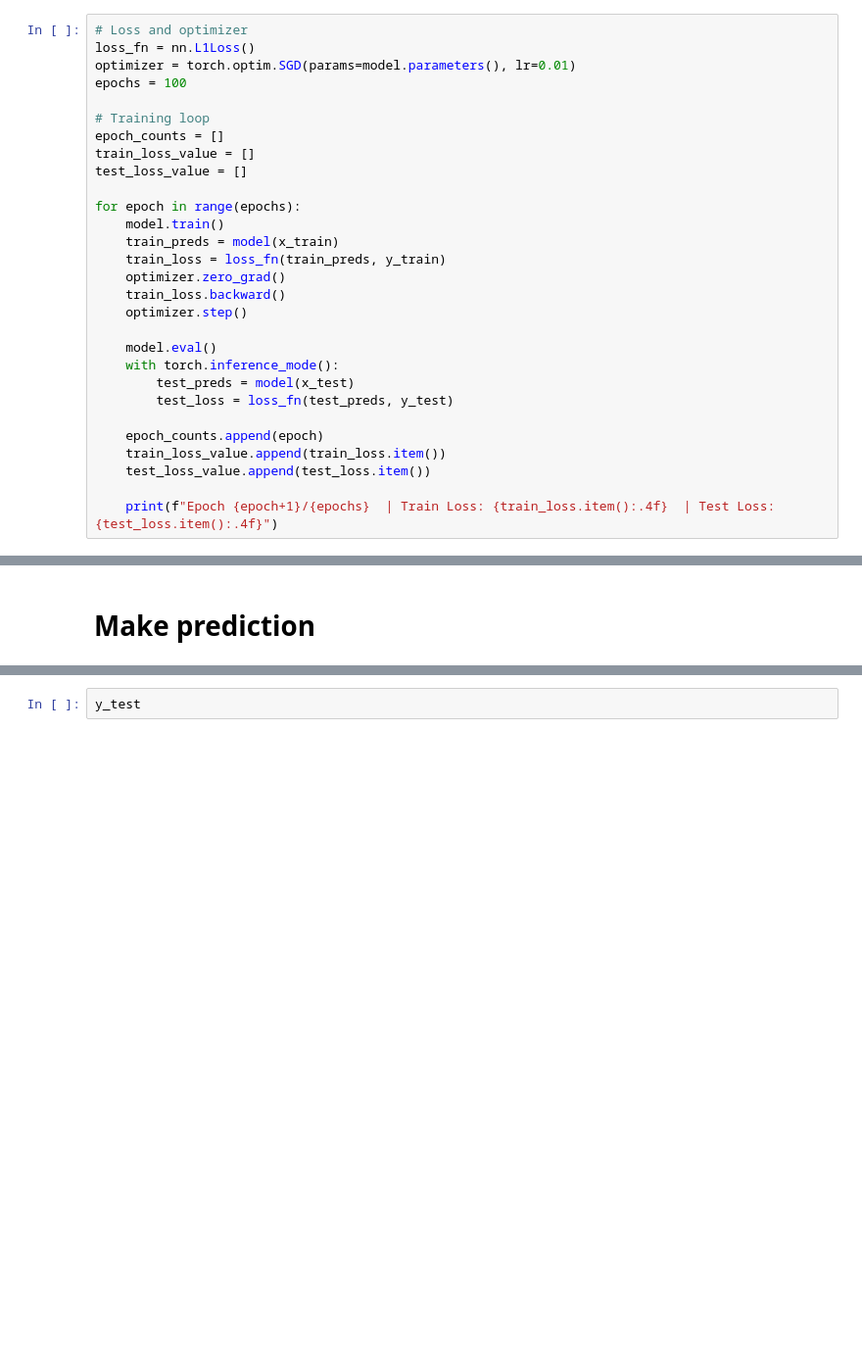
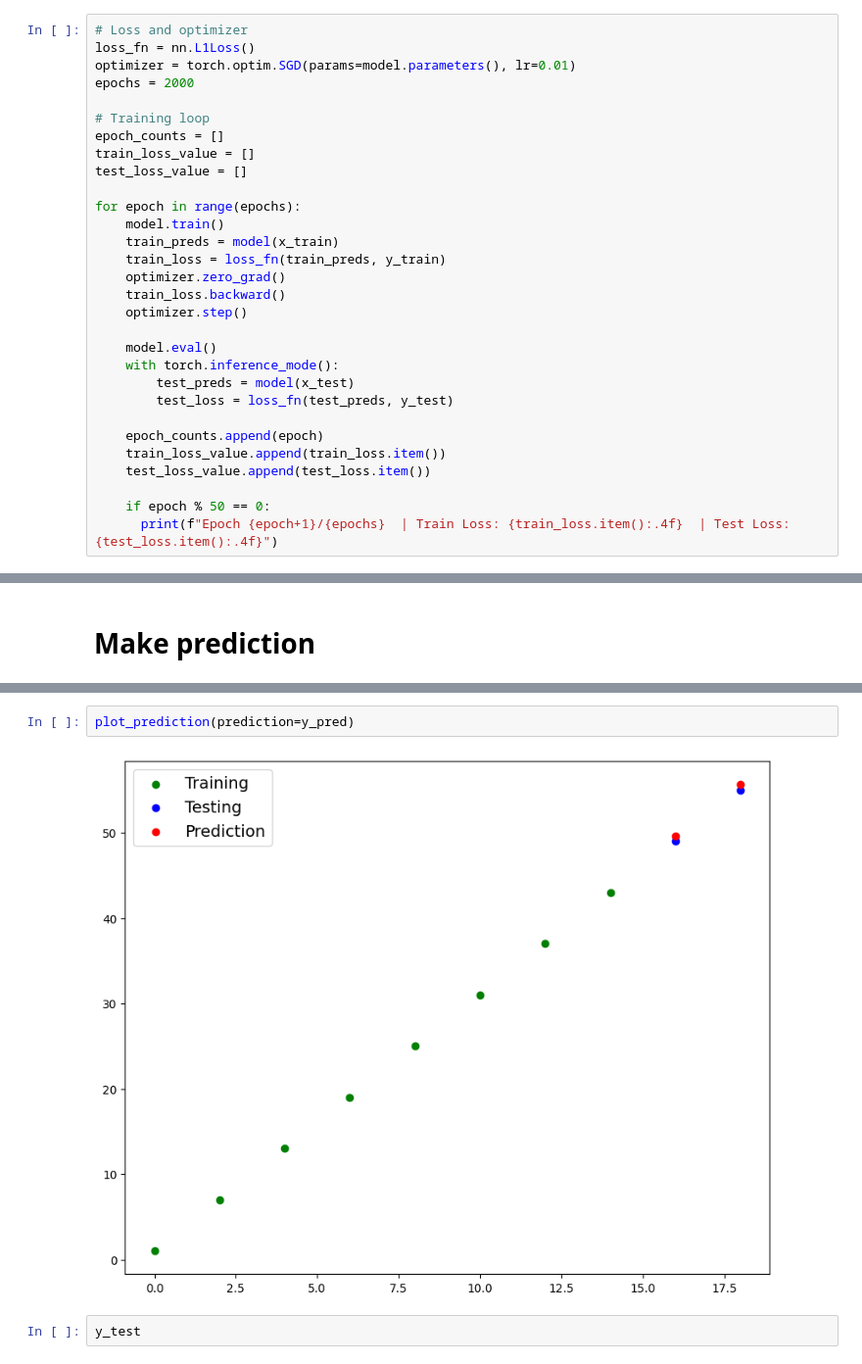
Before and after one commit to Ydv-Suman/Learn-Pytorch, a Jupyter notebook: pytorch_basics.ipynb, the cells around one changed output, grey strips where cells are left out. Shown at 98% size. Cells and saved outputs as stored; diff of their text form; blank space fills up the shorter version.

```diff
--- a/pytorch_basics.ipynb
+++ b/pytorch_basics.ipynb
@@ -786,7 +807,7 @@ tensor([0.4891], requires_grad=True)] OrderedDict({'weight': tensor([0.2219]), '
 # Loss and optimizer
 loss_fn = nn.L1Loss()
 optimizer = torch.optim.SGD(params=model.parameters(), lr=0.01)
-epochs = 100
+epochs = 2000
 
 # Training loop
 epoch_counts = []
@@ -810,5 +831,6 @@ for epoch in range(epochs):
     train_loss_value.append(train_loss.item())
     test_loss_value.append(test_loss.item())
 
-    print(f"Epoch {epoch+1}/{epochs}  | Train Loss: {train_loss.item():.4f}  | Test Loss: {test_loss.item():.4f}")
+    if epoch % 50 == 0:
+      print(f"Epoch {epoch+1}/{epochs}  | Train Loss: {train_loss.item():.4f}  | Test Loss: {test_loss.item():.4f}")
 # %% [output]
@@ -840,3 +862,7 @@ tensor([49.7242, 55.8180])
+# %%
+plot_prediction(prediction=y_pred)
+# %% [output]
+[figure, added]
 # %%
 y_test
 # %% [output]
```
Also changed, not shown: parts of 34 cells of this notebook, 2 other files.
